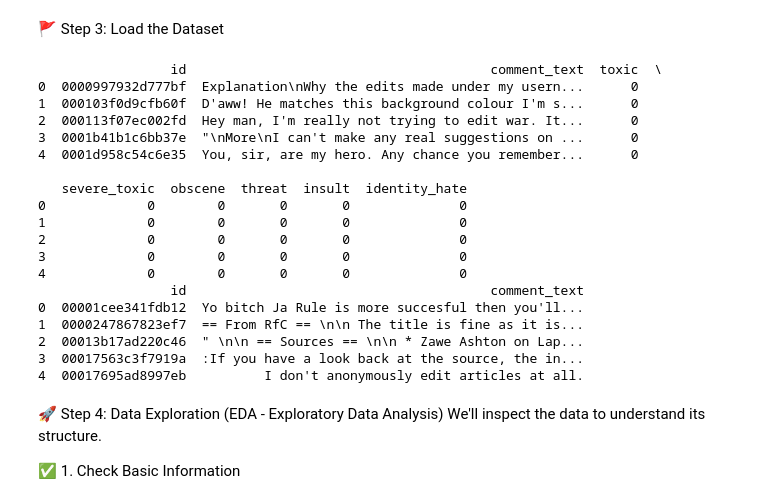
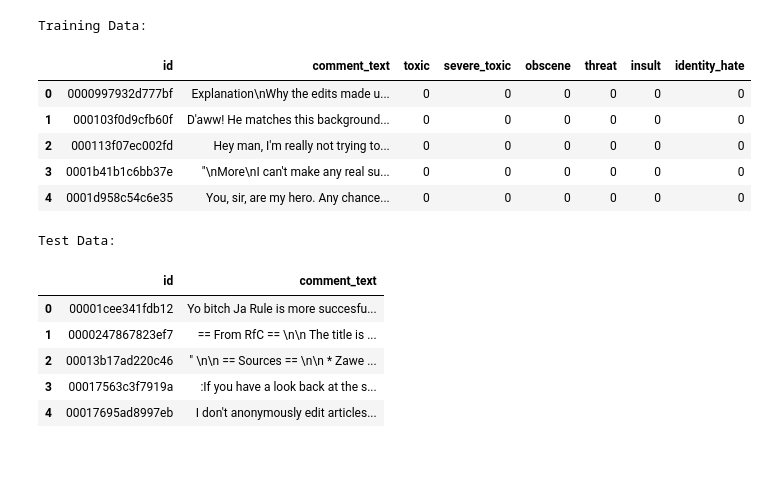
Before and after one commit to prakashwaddar628/Toxic-Comment-Classifier, a Jupyter notebook: main.ipynb, the cells around one changed output. Drawn from its saved outputs; the diff is of its cells as text; code cells hidden in the pictures; blank space fills up the shorter version.

```diff
--- a/main.ipynb
+++ b/main.ipynb
@@ -53,35 +45,26 @@ from sklearn.multiclass import OneVsRestClassifier
-# %% [markdown]
-🚩 Step 3: Load the Dataset
 # %%
 # Load the datasets
 train_data = pd.read_csv('train/train.csv',encoding='utf-8')
 test_data = pd.read_csv('test/test.csv',encoding='utf-8')
 
-# Check the first few rows
-print(train_data.head())
-print(test_data.head())
+# Display first 5 rows
+print("Training Data:")
+display(train_data.head())
+
+print("Test Data:")
+display(test_data.head())
 # %% [output]
-                 id                                       comment_text  toxic  \
-0  0000997932d777bf  Explanation\nWhy the edits made under my usern...      0
-1  000103f0d9cfb60f  D'aww! He matches this background colour I'm s...      0
-2  000113f07ec002fd  Hey man, I'm really not trying to edit war. It...      0
-3  0001b41b1c6bb37e  "\nMore\nI can't make any real suggestions on ...      0
-4  0001d958c54c6e35  You, sir, are my hero. Any chance you remember...      0
-
-   severe_toxic  obscene  threat  insult  identity_hate
-0             0        0       0       0              0
-1             0        0       0       0              0
-2             0        0       0       0              0
-3             0        0       0       0              0
-4             0        0       0       0              0
-                 id                                       comment_text
-0  00001cee341fdb12  Yo bitch Ja Rule is more succesful then you'll...
-1  0000247867823ef7  == From RfC == \n\n The title is fine as it is...
-2  00013b17ad220c46  " \n\n == Sources == \n\n * Zawe Ashton on Lap...
-3  00017563c3f7919a  :If you have a look back at the source, the in...
-4  00017695ad8997eb          I don't anonymously edit articles at all.
+Training Data:
+|  | id | comment_text | toxic | severe_toxic | obscene | threat | insult | identity_hate |
+| 0 | 0000997932d777bf | Explanation\nWhy the edits made u... | 0 | 0 | 0 | 0 | 0 | 0 |
+| 1 | 000103f0d9cfb60f | D'aww! He matches this background... | 0 | 0 | 0 | 0 | 0 | 0 |
+| 2 | 000113f07ec002fd | Hey man, I'm really not trying to... | 0 | 0 | 0 | 0 | 0 | 0 |
+| 3 | 0001b41b1c6bb37e | "\nMore\nI can't make any real su... | 0 | 0 | 0 | 0 | 0 | 0 |
+| 4 | 0001d958c54c6e35 | You, sir, are my hero. Any chance... | 0 | 0 | 0 | 0 | 0 | 0 |
+Test Data:
+|  | id | comment_text |
+| 0 | 00001cee341fdb12 | Yo bitch Ja Rule is more succesfu... |
+| 1 | 0000247867823ef7 | == From RfC == \n\n The title is ... |
+| 2 | 00013b17ad220c46 | " \n\n == Sources == \n\n * Zawe ... |
+| 3 | 00017563c3f7919a | :If you have a look back at the s... |
+| 4 | 00017695ad8997eb | I don't anonymously edit articles... |
-# %% [markdown]
-🚀 Step 4: Data Exploration (EDA - Exploratory Data Analysis)
-We'll inspect the data to understand its structure.
-
-✅ 1. Check Basic Information
```
Also changed, not shown: parts of 25 cells of this notebook, 4 other files.
